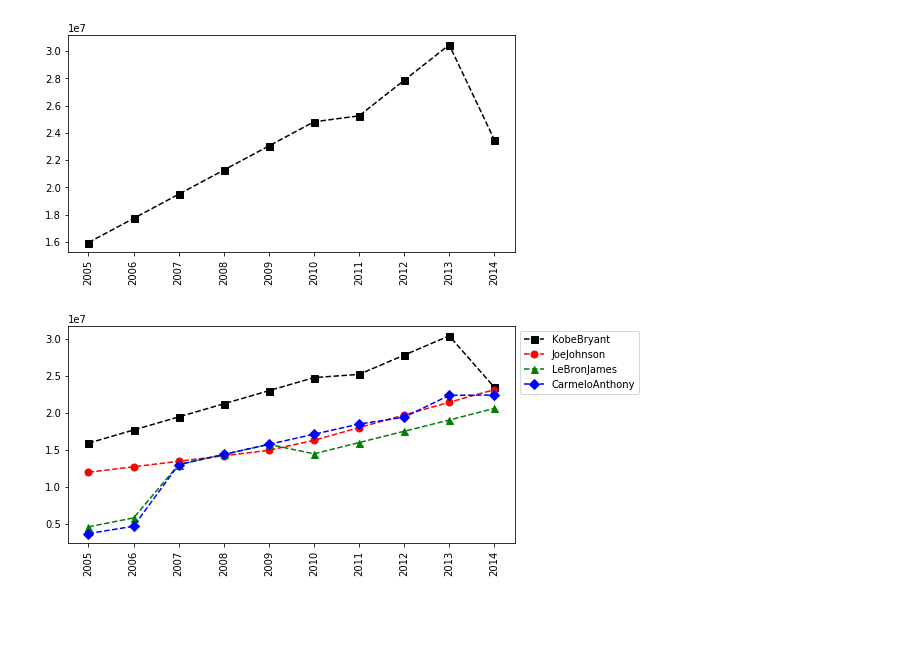
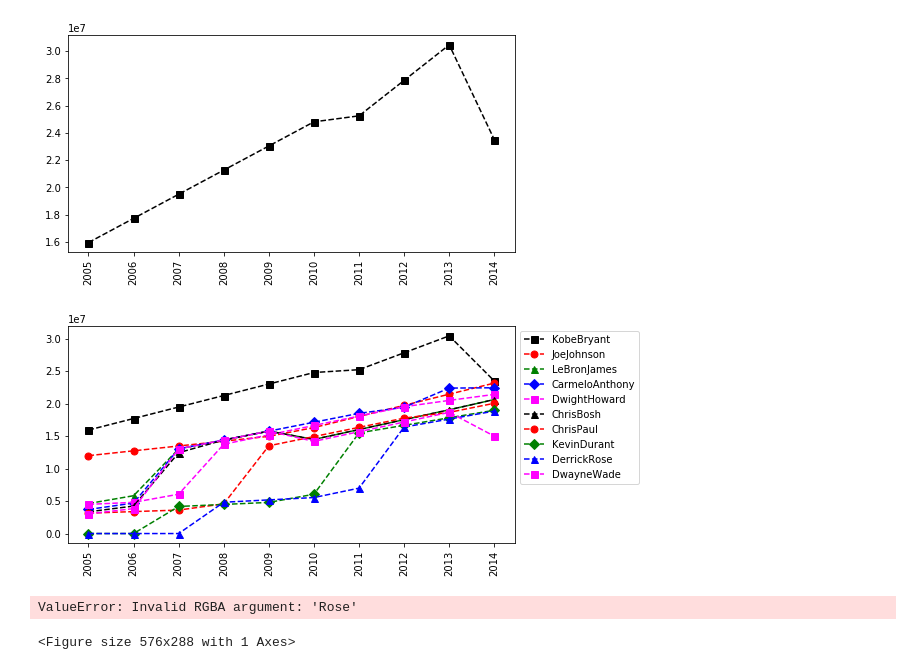
Before and after one commit to rado-radoev/code_mashup, a Jupyter notebook: python/DataSience/A-Z/Visualizations.ipynb, the cells around one changed output. Cells and saved outputs as stored; diff of their text form; code cells hidden in the pictures; blank space fills up the shorter version.

Commit message:
played around with vizualizations

```diff
--- a/python/DataSience/A-Z/Visualizations.ipynb
+++ b/python/DataSience/A-Z/Visualizations.ipynb
@@ -154,10 +154,16 @@ plt.show()
 # %%
 plt.plot(Salary[0], c='Black', ls='--', marker='s', ms='7', label=Players[0])
 plt.plot(Salary[1], c='Red', ls='--', marker='o', ms='7', label=Players[1])
 plt.plot(Salary[2], c='Green', ls='--', marker='^', ms='7', label=Players[2])
 plt.plot(Salary[3], c='Blue', ls='--', marker='D', ms='7', label=Players[3])
+plt.plot(Salary[4], c='Magenta', ls='--', marker='s', ms='7', label=Players[4])
+plt.plot(Salary[5], c='Black', ls='--', marker='^', ms='7', label=Players[5])
+plt.plot(Salary[6], c='Red', ls='--', marker='o', ms='7', label=Players[6])
+plt.plot(Salary[7], c='Green', ls='--', marker='D', ms='7', label=Players[7])
+plt.plot(Salary[8], c='Blue', ls='--', marker='^', ms='7', label=Players[8])
+plt.plot(Salary[9], c='Magenta', ls='--', marker='s', ms='7', label=Players[9])
 plt.legend(loc='upper left', bbox_to_anchor=(1,1))
 plt.xticks(list(range(0, 10)), Seasons, rotation='vertical')
 plt.show()
 # %% [output]
-[figure, old version]
+[figure, new version]
@@ -163,0 +174,17 @@ plt.show()
+# %%
+plt.plot(minutes_played[0], c='Black', ls='--', marker='s', ms='7', label=Players[0])
+plt.plot(minutes_played[1], c='Red', ls='--', marker='o', ms='7', label=Players[1])
+plt.plot(minutes_played[2], c='Yellow', ls='--', marker='D', ms='7', label=Players[2])
+plt.plot(minutes_played[3], c='Green', ls='--', marker='^', ms='7', label=Players[3])
+plt.plot(minutes_played[4], c='Magenta', ls='--', marker='8', ms='7', label=Players[4])
+plt.plot(minutes_played[5], c='Orange', ls='--', marker='.', ms='7', label=Players[5])
+plt.plot(minutes_played[6], c='Grey', ls='--', marker='*', ms='7', label=Players[6])
+plt.plot(minutes_played[7], c='Blue', ls='--', marker='X', ms='7', label=Players[7])
+plt.plot(minutes_played[8], c='Purple', ls='--', marker='p', ms='7', label=Players[8])
+plt.plot(minutes_played[9], c='Rose', ls='--', marker='P', ms='7', label=Players[9])
+plt.legend(loc='upper left', bbox_to_anchor=(1,1))
+plt.xticks(list(range(0, 10)), Seasons, rotation='vertical')
+plt.show()
+# %% [output]
+ValueError: Invalid RGBA argument: 'Rose'
+<Figure size 576x288 with 1 Axes>
```
Also changed, not shown: parts of 1 cell of this notebook.
